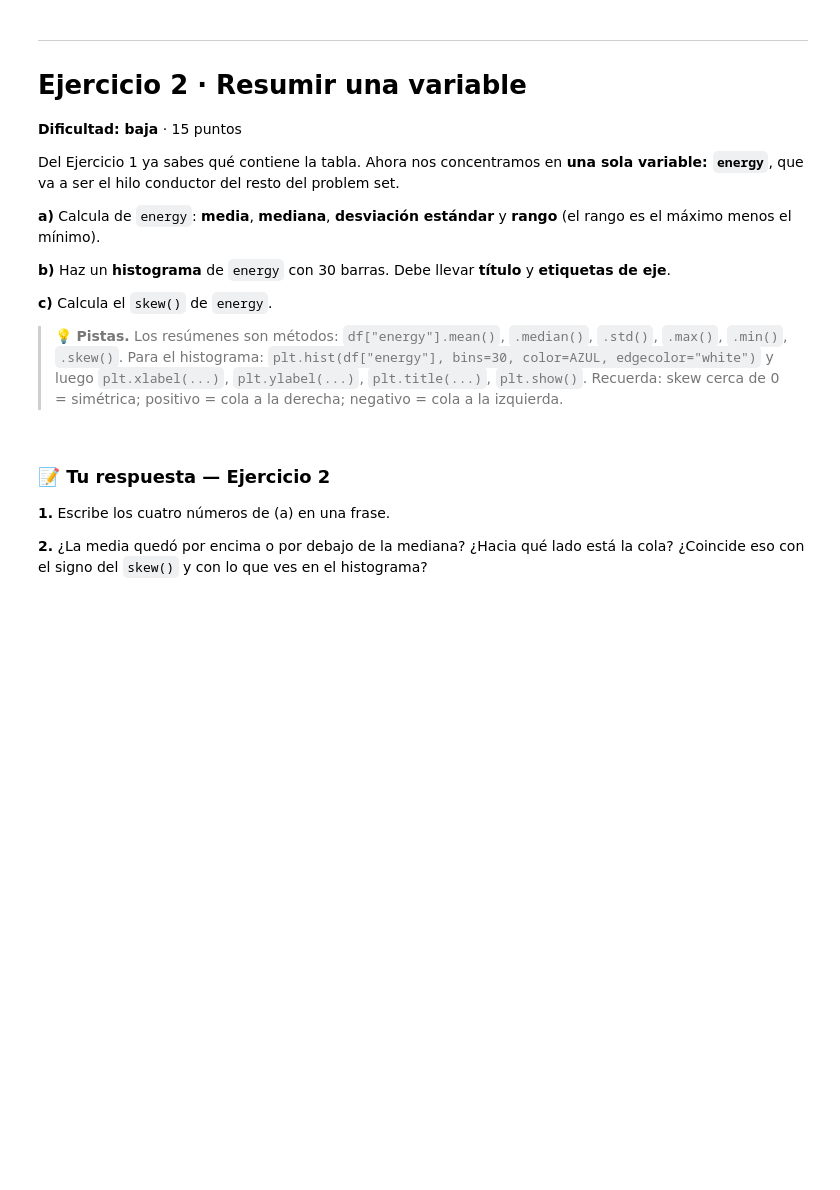
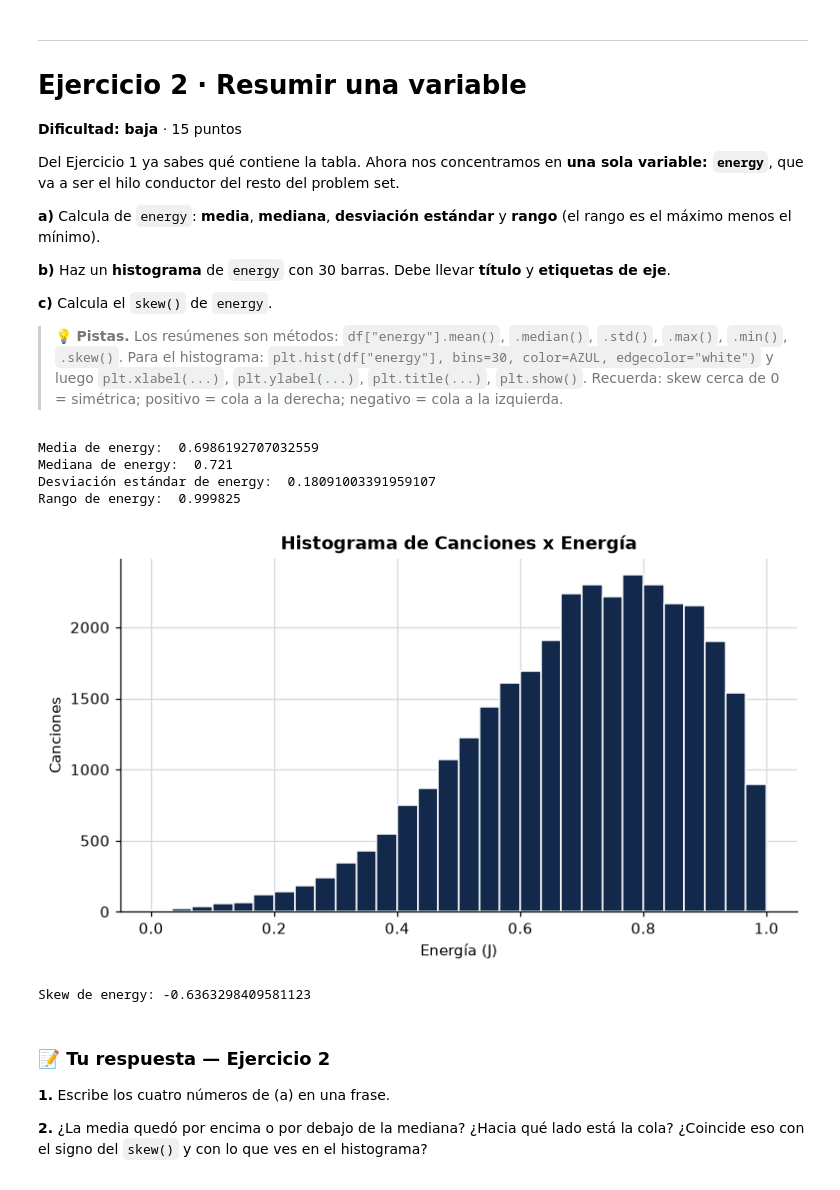
Before and after one commit to JuanpiNavarro/s100-tareas-Analitica-Datos, a Jupyter notebook: S100_PS1_Navarro.ipynb, the cells around one changed output. Cells and saved outputs as stored; diff of their text form; code cells hidden in the pictures; blank space fills up the shorter version.

```diff
--- a/S100_PS1_Navarro.ipynb
+++ b/S100_PS1_Navarro.ipynb
@@ -229,12 +231,27 @@ Del Ejercicio 1 ya sabes qué contiene la tabla. Ahora nos concentramos en **una
 > Recuerda: skew cerca de 0 = simétrica; positivo = cola a la derecha; negativo = cola a la izquierda.
 # %%
 # a) Media, mediana, desviación estándar y rango de energy
-
+print("Media de energy: ", df["energy"].mean())
+print("Mediana de energy: ", df["energy"].median())
+print("Desviación estándar de energy: ", df["energy"].std())
+print("Rango de energy: ", df["energy"].max() - df["energy"].min())
 
 # b) Histograma
-
+plt.hist(df["energy"], bins=30,color=AZUL,edgecolor="white")
+plt.xlabel("Energía (J)")
+plt.ylabel("Canciones")
+plt.title("Histograma de Canciones x Energía")
+plt.show()
 
 # c) Asimetría
+print("Skew de energy:",df["energy"].skew())
+# %% [output]
+Media de energy:  0.6986192707032559
+Mediana de energy:  0.721
+Desviación estándar de energy:  0.18091003391959107
+Rango de energy:  0.999825
+[figure, added]
+Skew de energy: -0.6363298409581123
 # %% [markdown]
 ### 📝 Tu respuesta — Ejercicio 2
 
```
Also changed, not shown: parts of 4 cells of this notebook.
